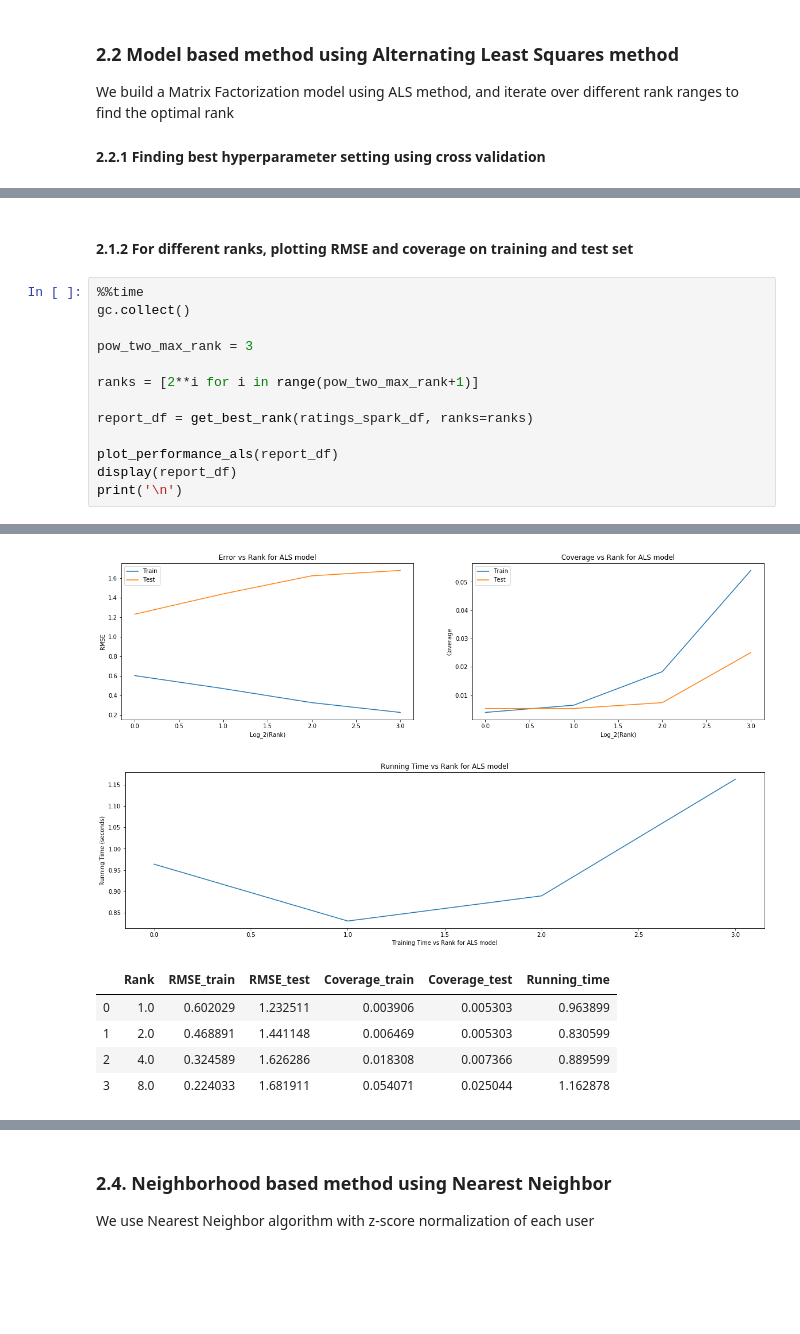
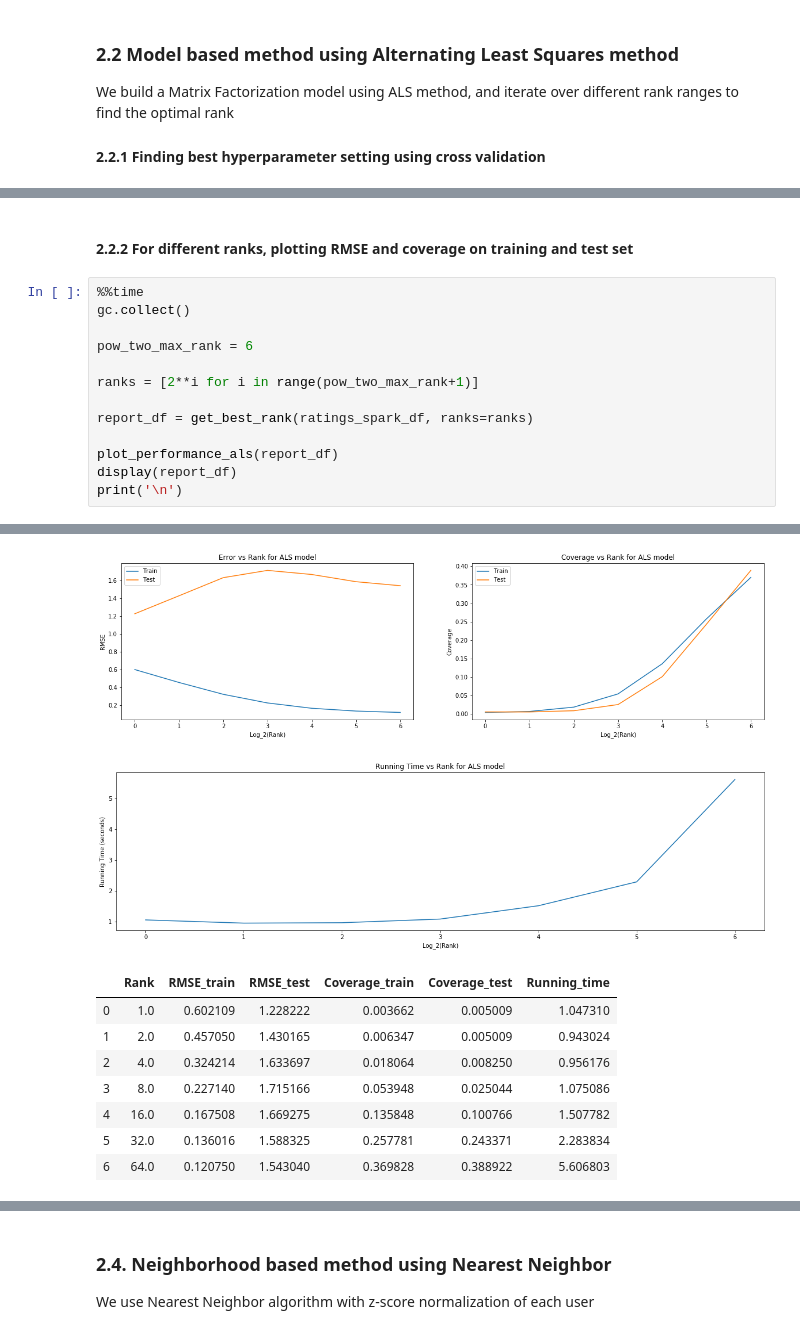
Before and after one commit to ridhi1412/personalization_1, a Jupyter notebook: Final sampling.ipynb, the cells around one changed output, grey strips where cells are left out. Drawn from its saved outputs; the diff is of its cells as text; blank space fills up the shorter version.

```diff
--- a/Final sampling.ipynb
+++ b/Final sampling.ipynb
@@ -137,24 +137,27 @@ Wall time: 2min 10s
 # %% [markdown]
-#### 2.1.2 For different ranks, plotting RMSE and coverage on training and test set
+#### 2.2.2 For different ranks, plotting RMSE and coverage on training and test set
 # %%
 %%time
 gc.collect()
 
-pow_two_max_rank = 3
+pow_two_max_rank = 6
 
 ranks = [2**i for i in range(pow_two_max_rank+1)]
 
 report_df = get_best_rank(ratings_spark_df, ranks=ranks)
 
 plot_performance_als(report_df)
 display(report_df)
 print('\n')
 # %% [output]
 [interactive output not drawn]
-[figure, old version]
+[figure, new version]
-[figure, old version]
+[figure, new version]
 |  | Rank | RMSE_train | RMSE_test | Coverage_train | Coverage_test | Running_time |
-| 0 | 1.0 | 0.602029 | 1.232511 | 0.003906 | 0.005303 | 0.963899 |
-| 1 | 2.0 | 0.468891 | 1.441148 | 0.006469 | 0.005303 | 0.830599 |
-| 2 | 4.0 | 0.324589 | 1.626286 | 0.018308 | 0.007366 | 0.889599 |
-| 3 | 8.0 | 0.224033 | 1.681911 | 0.054071 | 0.025044 | 1.162878 |
+| 0 | 1.0 | 0.602109 | 1.228222 | 0.003662 | 0.005009 | 1.047310 |
+| 1 | 2.0 | 0.457050 | 1.430165 | 0.006347 | 0.005009 | 0.943024 |
+| 2 | 4.0 | 0.324214 | 1.633697 | 0.018064 | 0.008250 | 0.956176 |
+| 3 | 8.0 | 0.227140 | 1.715166 | 0.053948 | 0.025044 | 1.075086 |
+| 4 | 16.0 | 0.167508 | 1.669275 | 0.135848 | 0.100766 | 1.507782 |
+| 5 | 32.0 | 0.136016 | 1.588325 | 0.257781 | 0.243371 | 2.283834 |
+| 6 | 64.0 | 0.120750 | 1.543040 | 0.369828 | 0.388922 | 5.606803 |
```
Also changed, not shown: parts of 8 cells of this notebook, 6 other files.
